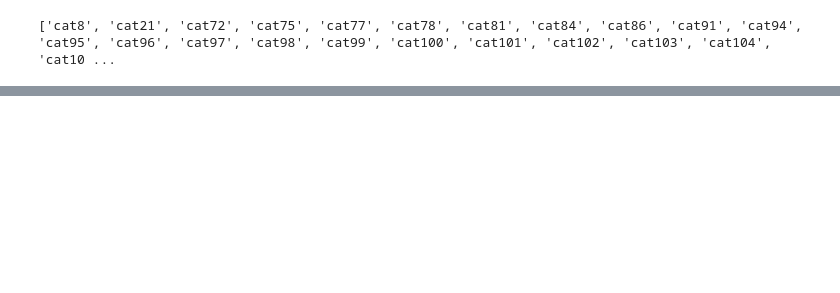
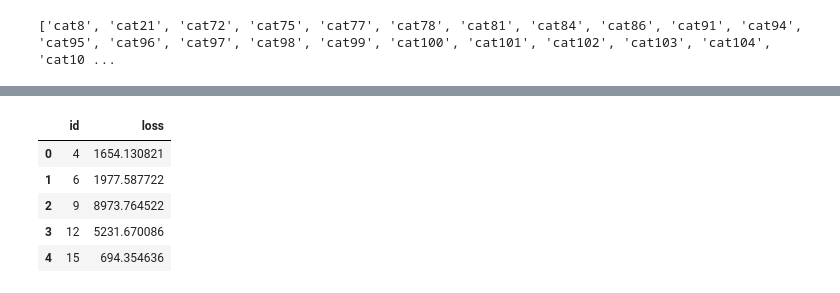
Before and after one commit to ewillmot/kaggle-allstate, a Jupyter notebook: notebooks/20161021_KEW_randomforest.ipynb, the cells around one changed output, grey strips where cells are left out. Cells and saved outputs as stored; diff of their text form; code cells hidden in the pictures; blank space fills up the shorter version.

```diff
--- a/notebooks/20161021_KEW_randomforest.ipynb
+++ b/notebooks/20161021_KEW_randomforest.ipynb
@@ -246,0 +249,16 @@ sns.distplot(train.loc[:,'cat114'])
+# %%
+some_cat = deepcopy(keep_orig)
+for cat in cat_to_keep:
+    some_cat[cat]=pd.Series(train.loc[:,cat])
+
+model_some = RandomForestRegressor(n_estimators=50)
+
+y = some_cat['log-loss']
+x = some_cat.drop('log-loss',axis=1)
+
+X_train, X_test, y_train, y_test = train_test_split(x, y, test_size=.5)
+
+model_some.fit(X_train,y_train)
+x_pred = model_some.predict(X_test)
+
+mae_some = mean_absolute_error(np.exp(y_test),np.exp(x_pred))
@@ -246,0 +324,12 @@ sns.distplot(train.loc[:,'cat114'])
+# %%
+submission = pd.read_csv(loc+"sample_submission.csv")
+submission.iloc[:, 1] = np.exp(model.predict(test_dataset))
+submission.to_csv(loc+'random_forest3.csv', index=None)
+submission.head()
+# %% [output]
+|  | id | loss |
+| 0 | 4 | 1654.130821 |
+| 1 | 6 | 1977.587722 |
+| 2 | 9 | 8973.764522 |
+| 3 | 12 | 5231.670086 |
+| 4 | 15 | 694.354636 |
```
Also changed, not shown: parts of 11 cells of this notebook.
